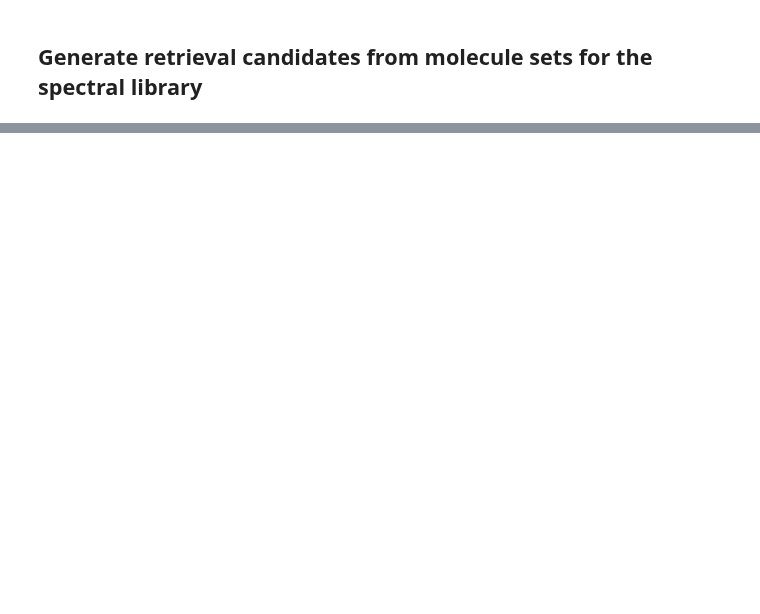
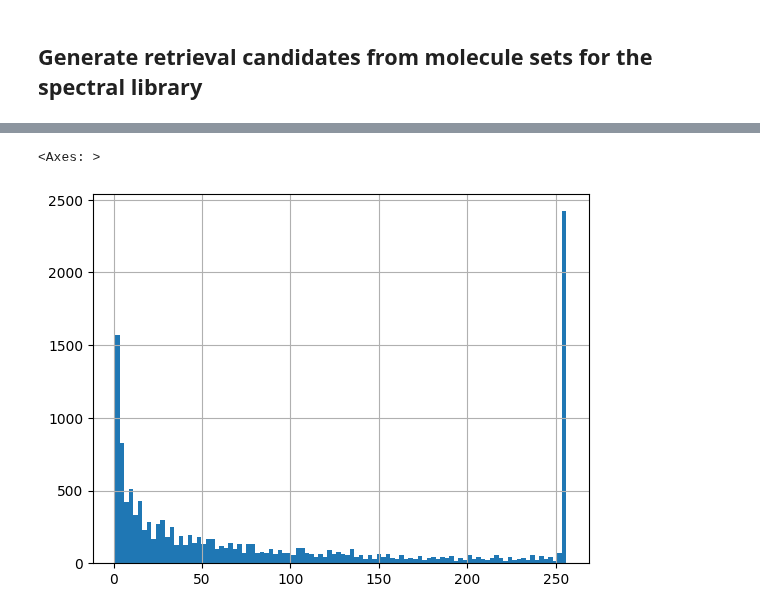
Before and after one commit to Jozefov/MassSpecGymMSn, a Jupyter notebook: notebooks/MSn/retrieval_candidates_construction/3_generate_retrieval_candidates.ipynb, the cells around one changed output, grey strips where cells are left out. Cells and saved outputs as stored; diff of their text form; code cells hidden in the pictures; blank space fills up the shorter version.

```diff
--- a/notebooks/MSn/retrieval_candidates_construction/3_generate_retrieval_candidates.ipynb
+++ b/notebooks/MSn/retrieval_candidates_construction/3_generate_retrieval_candidates.ipynb
@@ -258,0 +264,4 @@ with open('MassSpecGymMSn_retrieval_candidates_mass.json', 'w') as json_file:
+# %%
+candidates = get_candidates_parallel(smiles, df_4M, cand_type='formula', df_candidates=candidates)
+candidates['cands'].apply(len).hist(bins=100)
+# %% [output]
@@ -258,0 +272,2 @@ with open('MassSpecGymMSn_retrieval_candidates_mass.json', 'w') as json_file:
+<Axes: >
+[figure, added]
```
Also changed, not shown: parts of 33 cells of this notebook, 2 other files.
